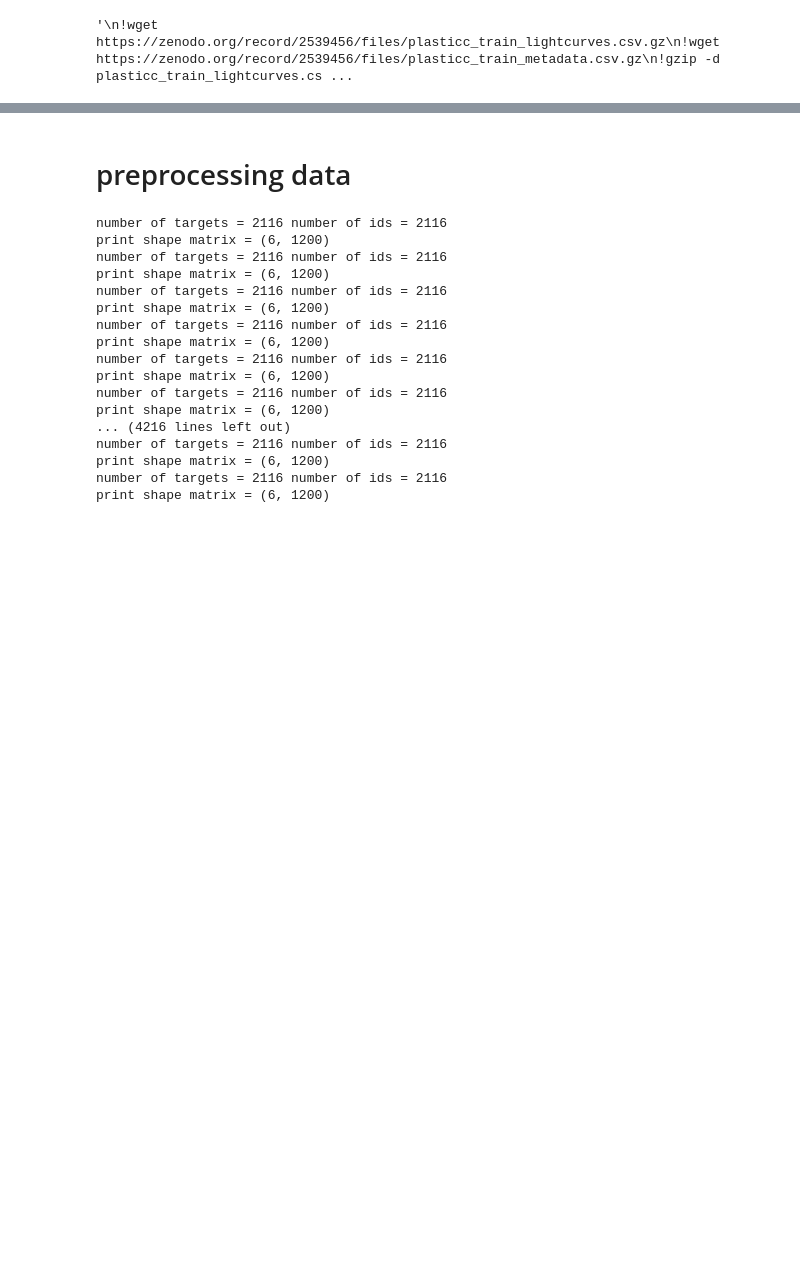
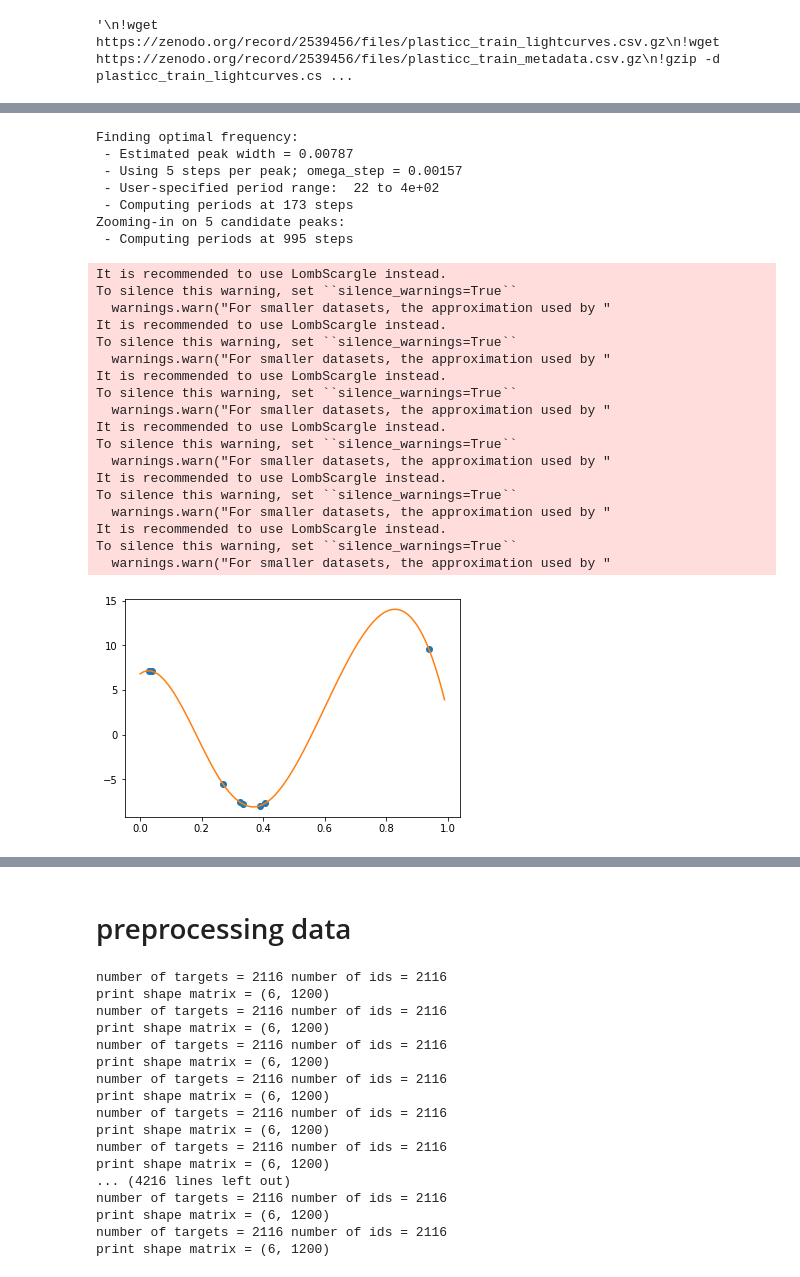
Before and after one commit to take2make/plastic_anomaly, a Jupyter notebook: notebooks/Plastic_data.ipynb, the cells around one changed output, grey strips where cells are left out. Cells and saved outputs as stored; diff of their text form; code cells hidden in the pictures; blank space fills up the shorter version.

```diff
--- a/notebooks/Plastic_data.ipynb
+++ b/notebooks/Plastic_data.ipynb
@@ -149,2 +255,31 @@ lc.show_lightcurves_by_id(0, "all")
+# %%
+lc.show_phase_lightcurve(20, "i")
+# %% [output]
+Finding optimal frequency:
+ - Estimated peak width = 0.00787
+ - Using 5 steps per peak; omega_step = 0.00157
+ - User-specified period range:  22 to 4e+02
+ - Computing periods at 173 steps
+Zooming-in on 5 candidate peaks:
+ - Computing periods at 995 steps
+It is recommended to use LombScargle instead.
+To silence this warning, set ``silence_warnings=True``
+  warnings.warn("For smaller datasets, the approximation used by "
+It is recommended to use LombScargle instead.
+To silence this warning, set ``silence_warnings=True``
+  warnings.warn("For smaller datasets, the approximation used by "
+It is recommended to use LombScargle instead.
+To silence this warning, set ``silence_warnings=True``
+  warnings.warn("For smaller datasets, the approximation used by "
+It is recommended to use LombScargle instead.
+To silence this warning, set ``silence_warnings=True``
+  warnings.warn("For smaller datasets, the approximation used by "
+It is recommended to use LombScargle instead.
+To silence this warning, set ``silence_warnings=True``
+  warnings.warn("For smaller datasets, the approximation used by "
+It is recommended to use LombScargle instead.
+To silence this warning, set ``silence_warnings=True``
+  warnings.warn("For smaller datasets, the approximation used by "
+[figure, added]
 # %%
 targets = pd.read_csv("../Data/plasticc_train_metadata.csv")
```
Also changed, not shown: parts of 50 cells of this notebook, 2 other files.
